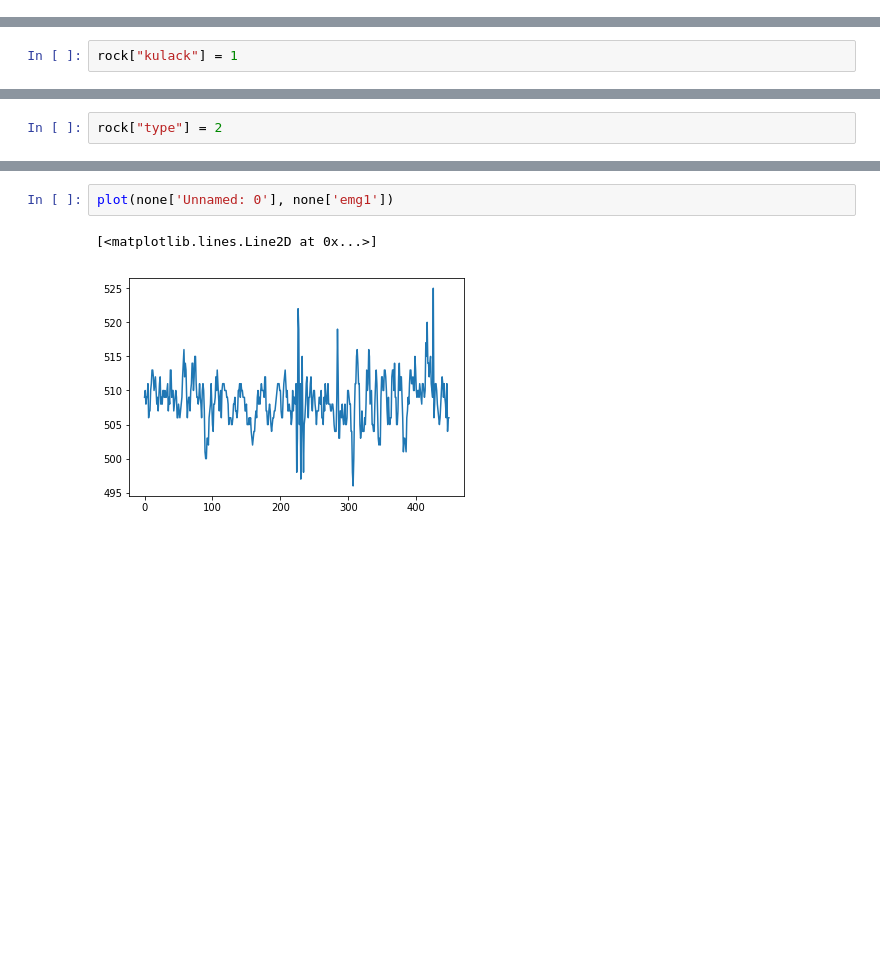
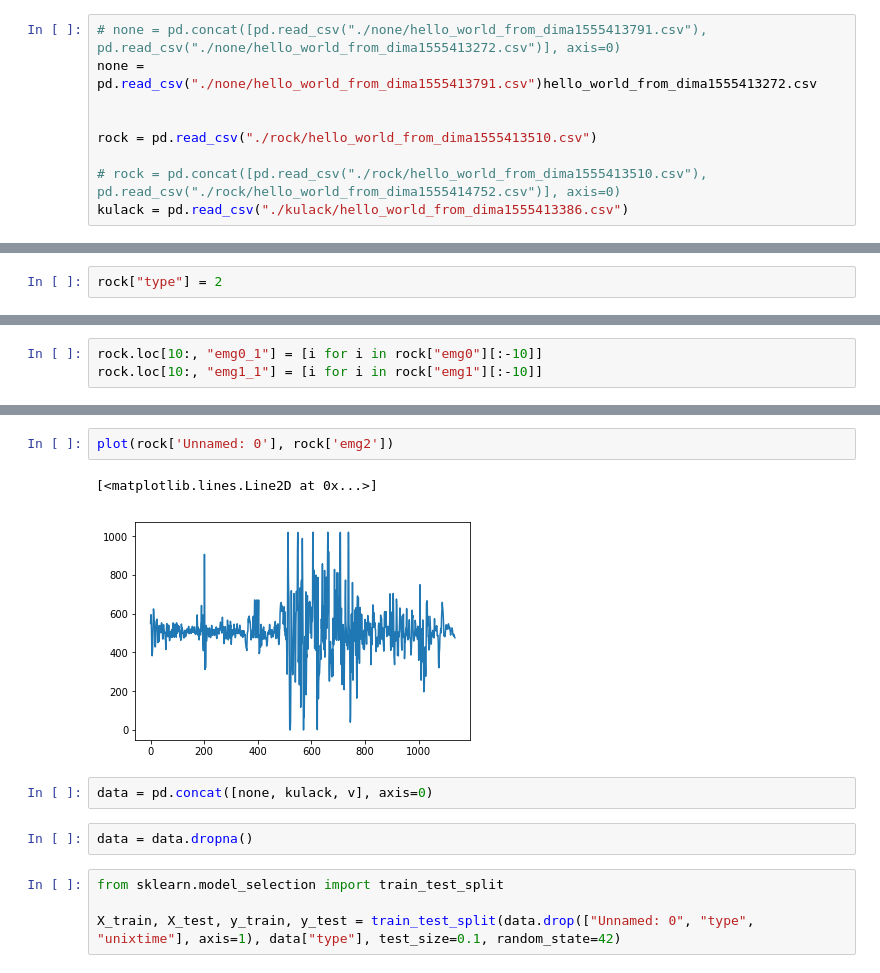
Before and after one commit to vas0x59/emg, a Jupyter notebook: catboost.ipynb, the cells around one changed output, grey strips where cells are left out. Cells and saved outputs as stored; diff of their text form; blank space fills up the shorter version.

```diff
--- a/catboost.ipynb
+++ b/catboost.ipynb
@@ -10,0 +18,9 @@ kulack = pd.read_csv("./kulack/hello_world_from_markovka1555408883.csv")
+# %%
+# none = pd.concat([pd.read_csv("./none/hello_world_from_dima1555413791.csv"), pd.read_csv("./none/hello_world_from_dima1555413272.csv")], axis=0)
+none = pd.read_csv("./none/hello_world_from_dima1555413791.csv")hello_world_from_dima1555413272.csv
+
+
+rock = pd.read_csv("./rock/hello_world_from_dima1555413510.csv")
+
+# rock = pd.concat([pd.read_csv("./rock/hello_world_from_dima1555413510.csv"), pd.read_csv("./rock/hello_world_from_dima1555414752.csv")], axis=0)
+kulack = pd.read_csv("./kulack/hello_world_from_dima1555413386.csv")
@@ -11,4 +50,2 @@ kulack = pd.read_csv("./kulack/hello_world_from_markovka1555408883.csv")
 # %%
 none["type"] = 0
-# %%
-rock["kulack"] = 1
@@ -17,3 +70,6 @@ rock["type"] = 2
+# %%
+rock.loc[10:, "emg0_1"] = [i for i in rock["emg0"][:-10]]
+rock.loc[10:, "emg1_1"] = [i for i in rock["emg1"][:-10]]
 # %%
 none
 # %% [output]
@@ -38,5 +115,13 @@ none
 # %%
-plot(none['Unnamed: 0'], none['emg1'])
+plot(rock['Unnamed: 0'], rock['emg2'])
 # %% [output]
 [<matplotlib.lines.Line2D at 0x...>]
-[figure, old version]
+[figure, new version]
+# %%
+data = pd.concat([none, kulack, v], axis=0)
+# %%
+data = data.dropna()
+# %%
+from sklearn.model_selection import train_test_split
+
+X_train, X_test, y_train, y_test = train_test_split(data.drop(["Unnamed: 0", "type", "unixtime"], axis=1), data["type"], test_size=0.1, random_state=42)
```
Also changed, not shown: parts of 26 cells of this notebook, 23 other files.
